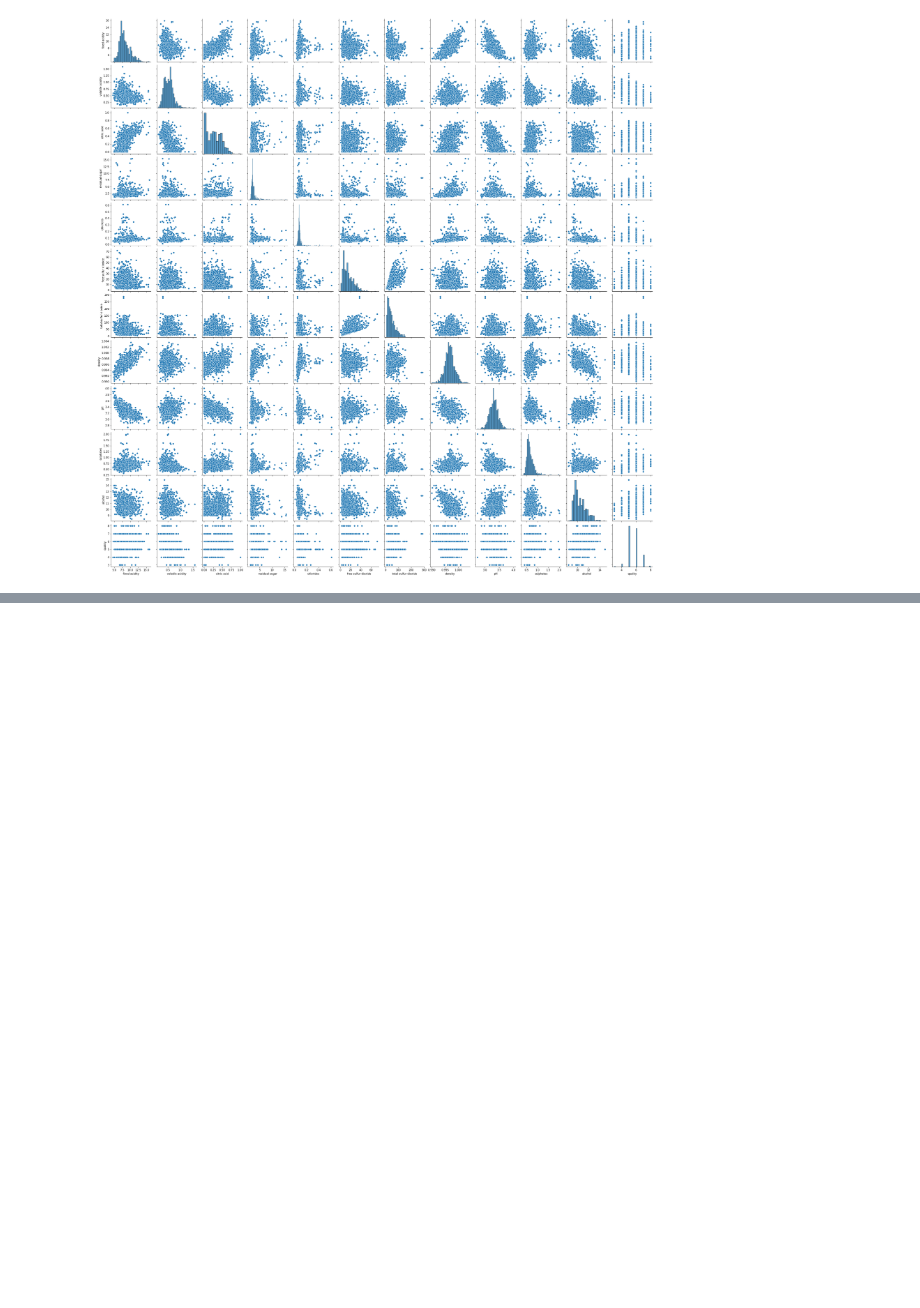
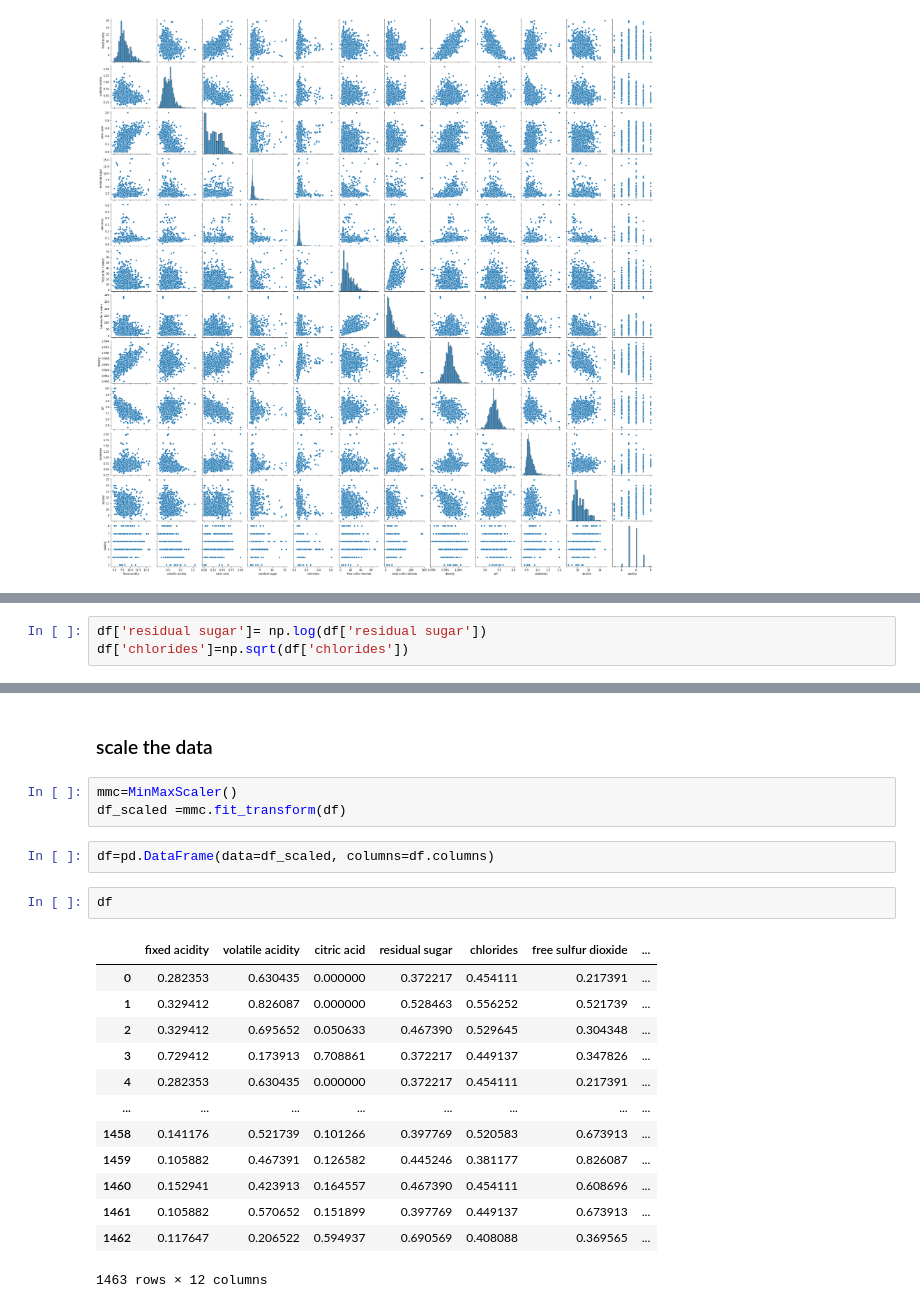
Before and after one commit to nidsbaghel/Red-wine-QP, a Jupyter notebook: Red Wine Quality Prediction.ipynb, the cells around one changed output, grey strips where cells are left out. Saved outputs shown, nothing was run; the diff lists cells and outputs as text; blank space fills up the shorter version.

```diff
--- a/Red Wine Quality Prediction.ipynb
+++ b/Red Wine Quality Prediction.ipynb
@@ -250,0 +206,3 @@ pd.DataFrame(df).head(10)
+# %%
+df['residual sugar']= np.log(df['residual sugar'])
+df['chlorides']=np.sqrt(df['chlorides'])
@@ -250,0 +234,23 @@ pd.DataFrame(df).head(10)
+# %% [markdown]
+### scale the data
+# %%
+mmc=MinMaxScaler()
+df_scaled =mmc.fit_transform(df)
+# %%
+df=pd.DataFrame(data=df_scaled, columns=df.columns)
+# %%
+df
+# %% [output]
+|  | fixed acidity | volatile acidity | citric acid | residual sugar | chlorides | free sulfur dioxide | ... |
+| 0 | 0.282353 | 0.630435 | 0.000000 | 0.372217 | 0.454111 | 0.217391 | ... |
+| 1 | 0.329412 | 0.826087 | 0.000000 | 0.528463 | 0.556252 | 0.521739 | ... |
+| 2 | 0.329412 | 0.695652 | 0.050633 | 0.467390 | 0.529645 | 0.304348 | ... |
+| 3 | 0.729412 | 0.173913 | 0.708861 | 0.372217 | 0.449137 | 0.347826 | ... |
+| 4 | 0.282353 | 0.630435 | 0.000000 | 0.372217 | 0.454111 | 0.217391 | ... |
+| ... | ... | ... | ... | ... | ... | ... | ... |
+| 1458 | 0.141176 | 0.521739 | 0.101266 | 0.397769 | 0.520583 | 0.673913 | ... |
+| 1459 | 0.105882 | 0.467391 | 0.126582 | 0.445246 | 0.381177 | 0.826087 | ... |
+| 1460 | 0.152941 | 0.423913 | 0.164557 | 0.467390 | 0.454111 | 0.608696 | ... |
+| 1461 | 0.105882 | 0.570652 | 0.151899 | 0.397769 | 0.449137 | 0.673913 | ... |
+| 1462 | 0.117647 | 0.206522 | 0.594937 | 0.690569 | 0.408088 | 0.369565 | ... |
+1463 rows × 12 columns
```
Also changed, not shown: parts of 54 cells of this notebook.
